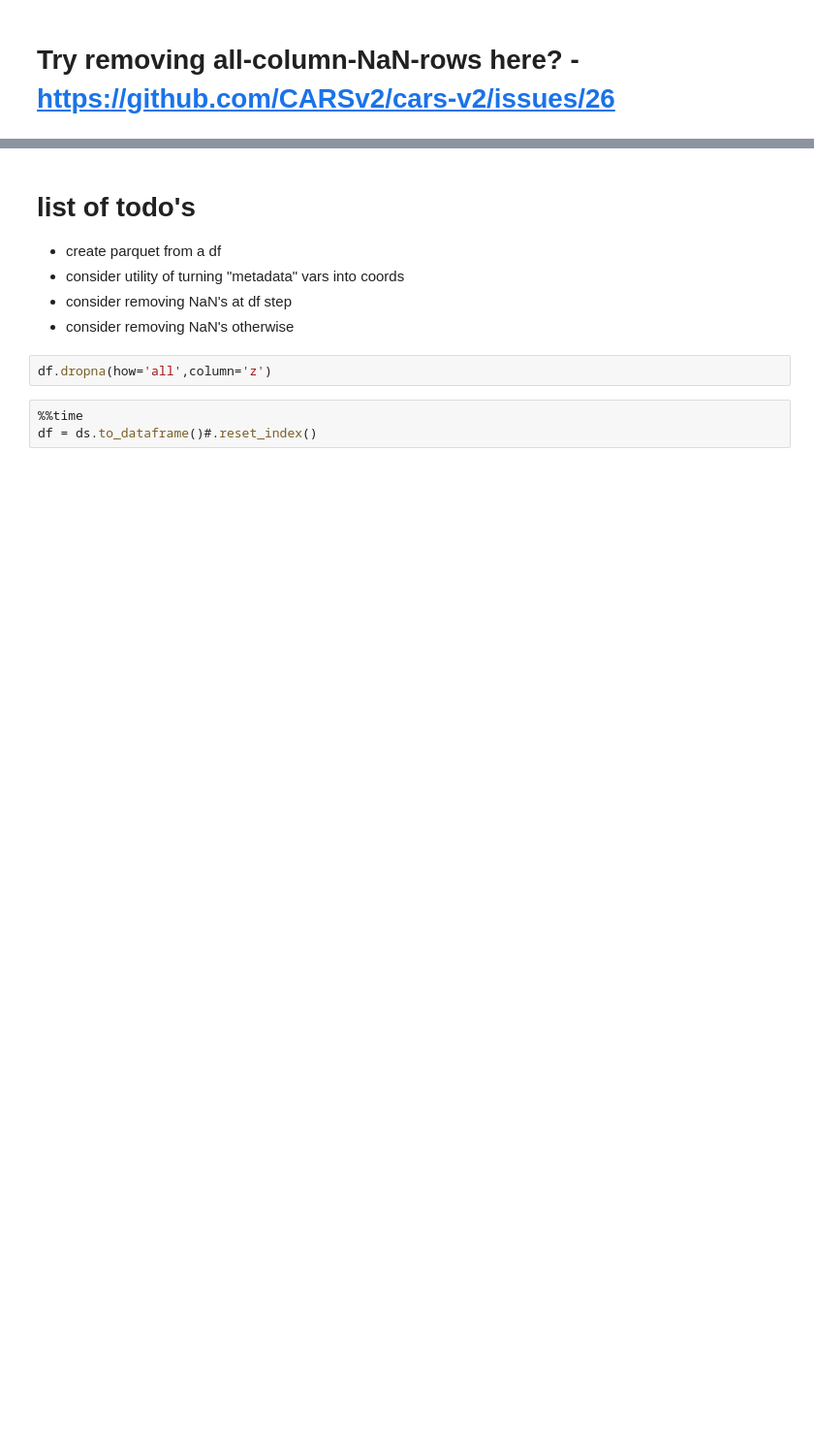
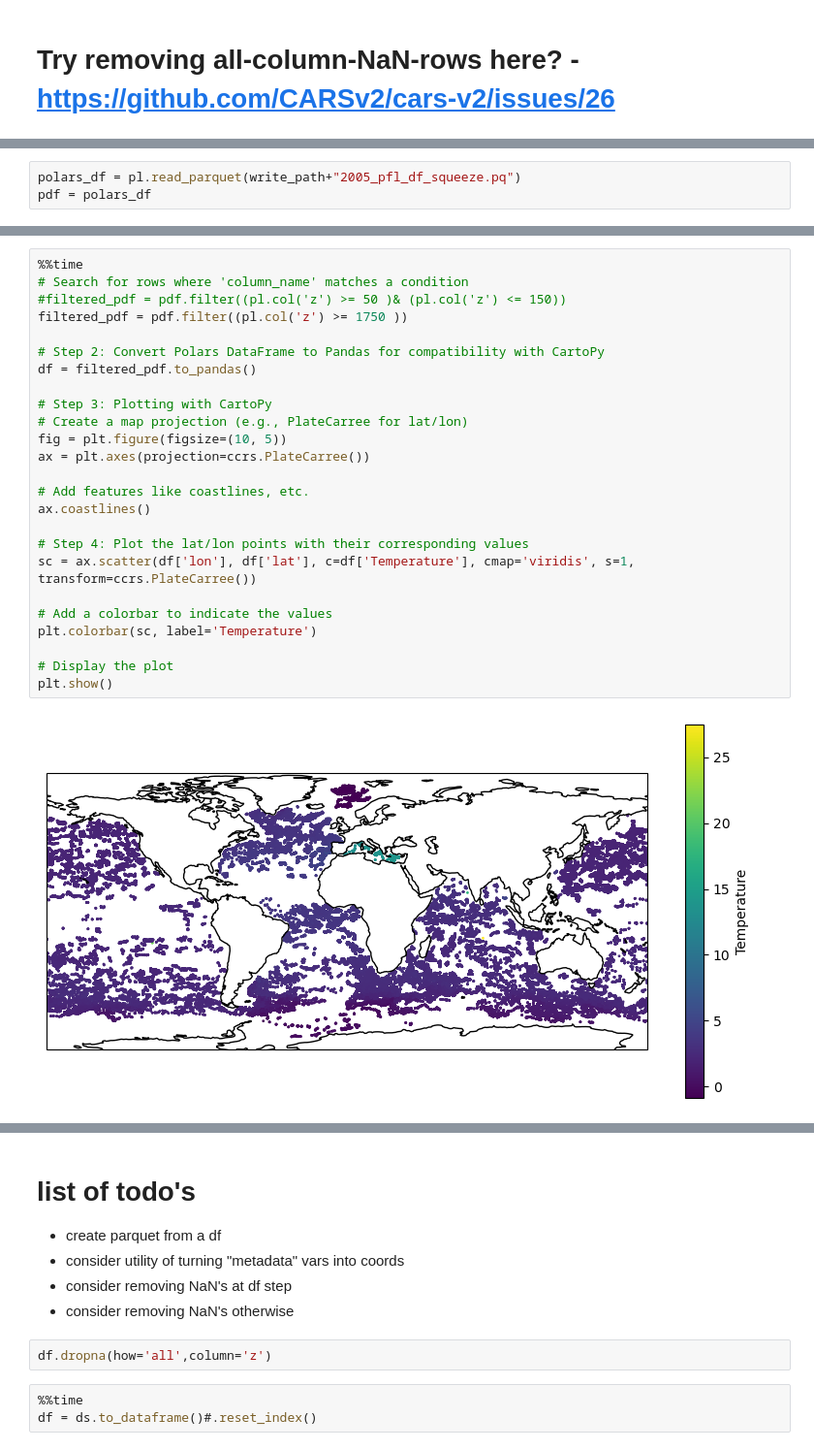
Before and after one commit to CARSv2/cars-v2, a Jupyter notebook: notebooks/CODA-database-sandbox.ipynb, the cells around one changed output, grey strips where cells are left out. Shown at 97% size. Cells and saved outputs as stored; diff of their text form; blank space fills up the shorter version.

```diff
--- a/notebooks/CODA-database-sandbox.ipynb
+++ b/notebooks/CODA-database-sandbox.ipynb
@@ -164,0 +159,3 @@ df.to_csv(write_path+"2005_pfl_temp.csv", index=False)
+# %%
+polars_df = pl.read_parquet(write_path+"2005_pfl_df_squeeze.pq")
+pdf = polars_df
@@ -211,0 +205,27 @@ polars_df[polars_df['z'] >= 2000].compute()
+# %%
+%%time
+# Search for rows where 'column_name' matches a condition
+#filtered_pdf = pdf.filter((pl.col('z') >= 50 )& (pl.col('z') <= 150))
+filtered_pdf = pdf.filter((pl.col('z') >= 1750 ))
+
+# Step 2: Convert Polars DataFrame to Pandas for compatibility with CartoPy
+df = filtered_pdf.to_pandas()
+
+# Step 3: Plotting with CartoPy
+# Create a map projection (e.g., PlateCarree for lat/lon)
+fig = plt.figure(figsize=(10, 5))
+ax = plt.axes(projection=ccrs.PlateCarree())
+
+# Add features like coastlines, etc.
+ax.coastlines()
+
+# Step 4: Plot the lat/lon points with their corresponding values
+sc = ax.scatter(df['lon'], df['lat'], c=df['Temperature'], cmap='viridis', s=1, transform=ccrs.PlateCarree())
+
+# Add a colorbar to indicate the values
+plt.colorbar(sc, label='Temperature')
+
+# Display the plot
+plt.show()
+# %% [output]
+[figure, added]
```
Also changed, not shown: parts of 50 cells of this notebook.
